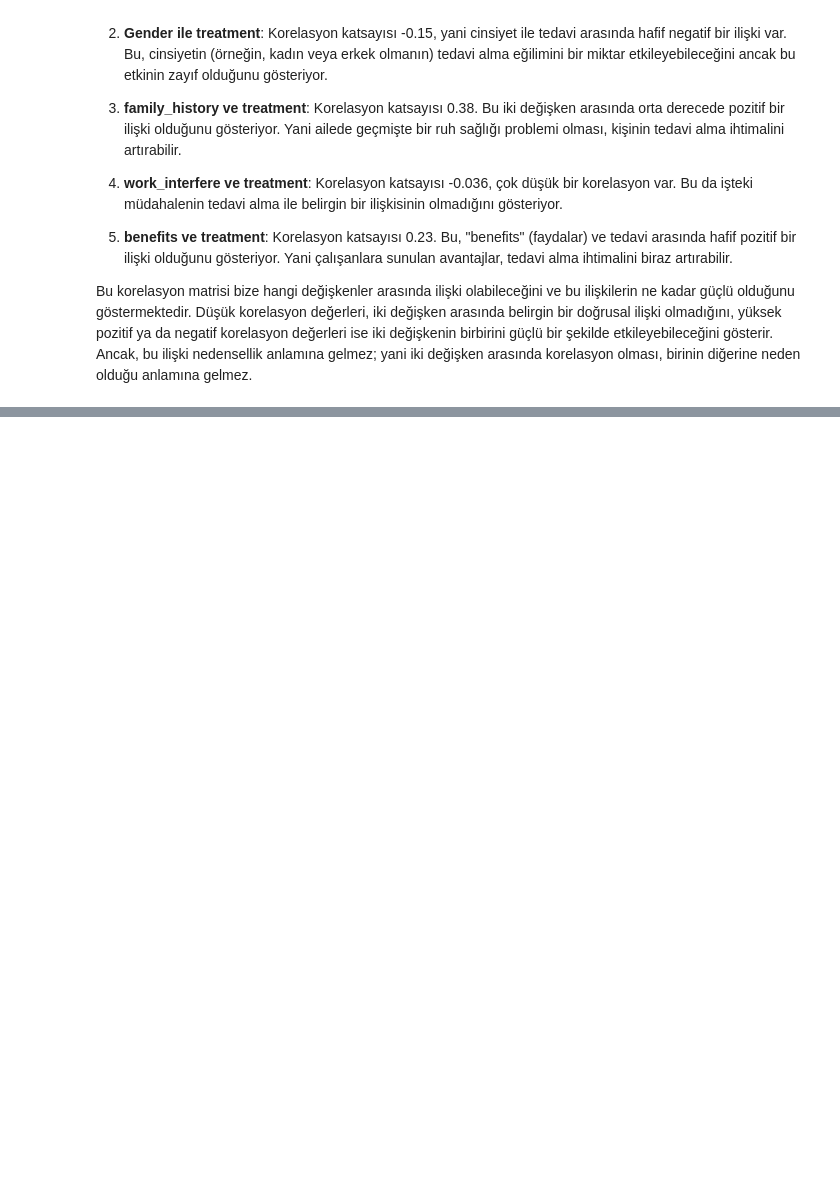
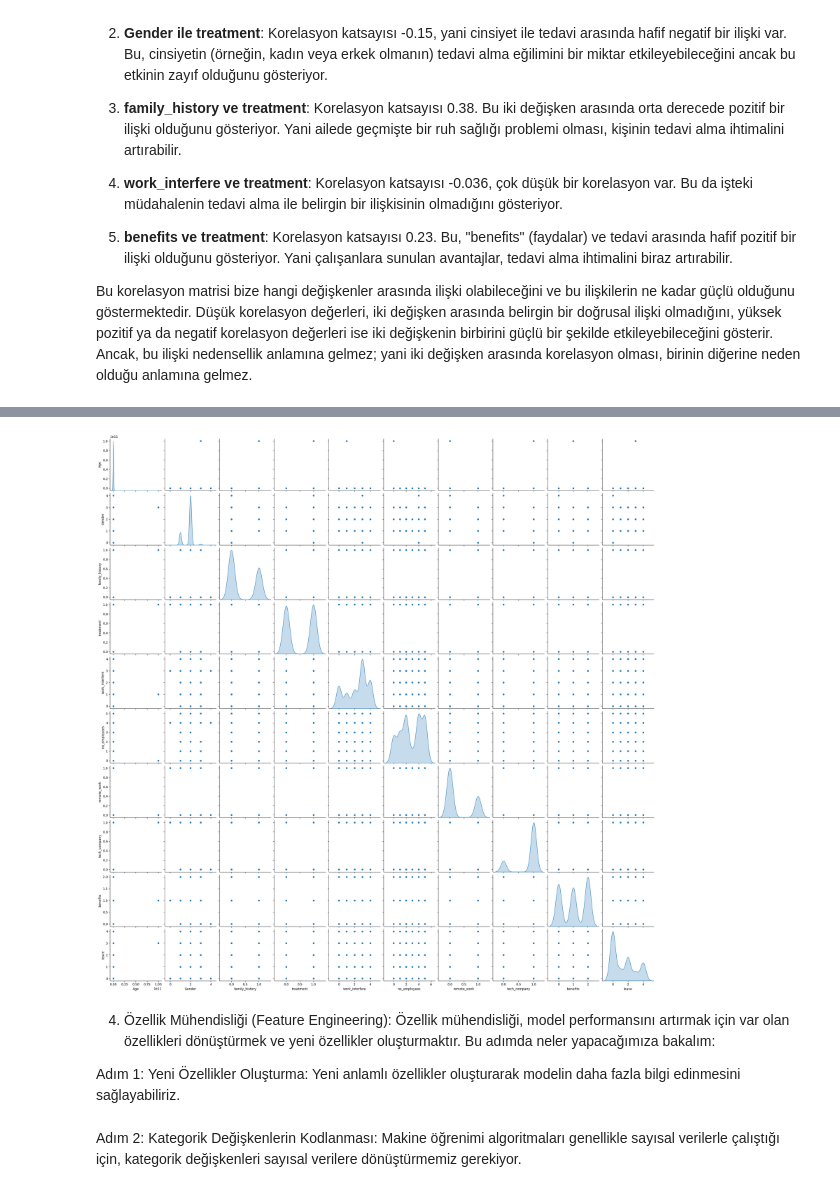
Before and after one commit to Suedaern/Data-Mining-Project, a Jupyter notebook: YeniMining.ipynb, the cells around one changed output, grey strips where cells are left out. Cells and saved outputs as stored; diff of their text form; code cells hidden in the pictures; blank space fills up the shorter version.

```diff
--- a/YeniMining.ipynb
+++ b/YeniMining.ipynb
@@ -483,0 +550,11 @@ print(data.head())
+# %%
+sns.pairplot(numeric_data, diag_kind='kde')
+plt.show()
+# %% [output]
+[figure, added]
+# %% [markdown]
+4. Özellik Mühendisliği (Feature Engineering):
+Özellik mühendisliği, model performansını artırmak için var olan özellikleri dönüştürmek ve yeni özellikler oluşturmaktır. Bu adımda neler yapacağımıza bakalım:
+
+Adım 1: Yeni Özellikler Oluşturma:
+Yeni anlamlı özellikler oluşturarak modelin daha fazla bilgi edinmesini sağlayabiliriz.
@@ -483,0 +567,3 @@ print(data.head())
+# %% [markdown]
+Adım 2: Kategorik Değişkenlerin Kodlanması:
+Makine öğrenimi algoritmaları genellikle sayısal verilerle çalıştığı için, kategorik değişkenleri sayısal verilere dönüştürmemiz gerekiyor.
```
Also changed, not shown: parts of 45 cells of this notebook.
